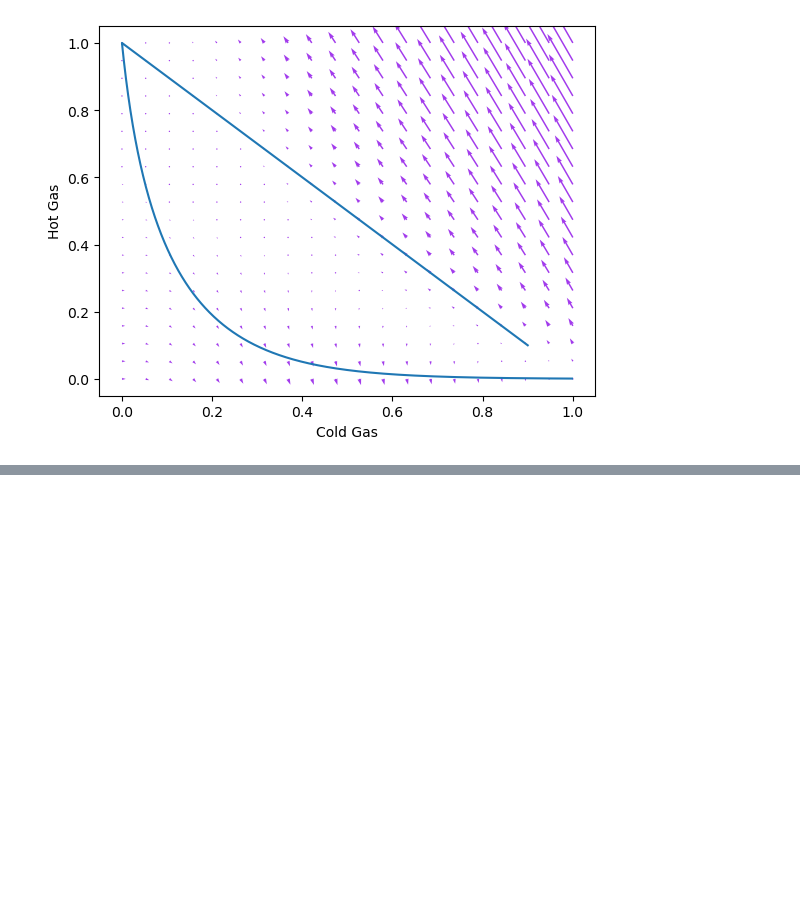
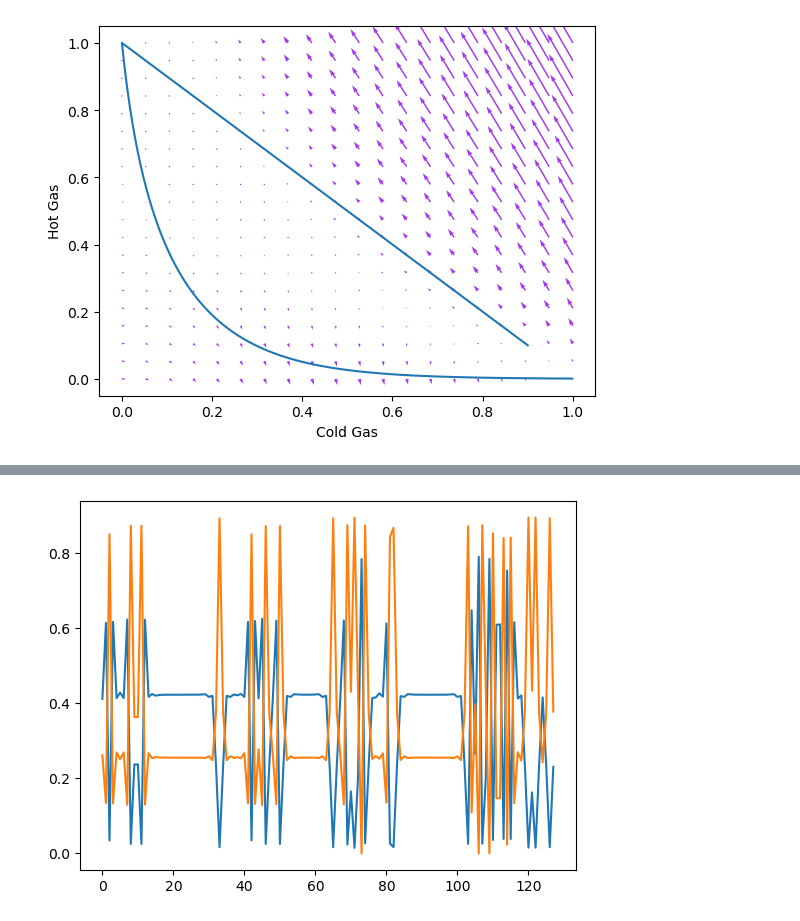
Before and after one commit to wayne0457/Nonlinear, a Jupyter notebook: bifurcation.ipynb, the cells around one changed output, grey strips where cells are left out. Drawn from its saved outputs; the diff is of its cells as text; code cells hidden in the pictures; blank space fills up the shorter version.

Commit message:
ChatGPT suggestion version, based on a root finding method, we effectively simulate the continue method

```diff
--- a/bifurcation.ipynb
+++ b/bifurcation.ipynb
@@ -245,3 +245,96 @@ plt.ylabel('Hot Gas')
 # %% [output]
 Text(0, 0.5, 'Hot Gas')
 [figure]
+# %%
+# ChatGPT solution
+'''
+1. Find stationary solution in co-moving frame
+0 = f(u) + c∂ξu + D∂ξ^2u,
+we may need to convert to fourier space and find the solution
+-> fft(f(u)) + icku_k - Dk^2u_k = 0
+(x, y) -> fft -> (X, Y)
+fft(f(X)) + ickX - Dk^2X = 0
+fft(f(Y)) + ickY - Dk^2X = 0
+
+jocobian... ??? it is not necessary :D
+
+2. Linearize the PDE around the traveling wave solution u0(ξ):
+Mw ≡ fu(u0(ξ))w + c∂ξw + D ∂ξ^2w = λw
+'''
+from scipy import optimize
+from random import random
+
+A = 0.3
+B = 3.5
+
+N = 128
+L = 3 * 2 * np.pi
+dx = L / N
+
+Y0 = np.ones(N) * 0.5
+X0 = np.ones(N) * 0.5
+
+Y0[int(N/3): int(N/2)] = 0.3
+
+
+for i in range(N):
+    Y0[i] = random()
+X0 = 1 -  Y0
+
+'''
+theta = np.linspace(0, 2 * np.pi, 128)
+Y0 = Y0 * np.sin(theta)
+X0 = X0 * np.cos(theta)
+'''
+'''Y0[int(N/2)] = 0.5
+Y0[int(N/2-1)] = 0.4
+Y0[int(N/2+1)] = 0.4
+Y0[int(N/2-2)] = 0.3
+Y0[int(N/2+2)] = 0.3
+Y0[int(N/2-3)] = 0.2
+Y0[int(N/2+3)] = 0.2'''
+
+
+fu = fft(np.array([[-B * Y0**2 - A, -2 * B * X0 * Y0 - A],
+               [Y0 + B * Y0**2, 1 - X0 + 2 * B * X0 * Y0]]))
+
+
+
+#c = np.linspace(0, 5, 99)
+c = 0.0
+k = np.fft.fftfreq(N, dx) * np.pi * 2
+D = 0.001
+
+
+def function(input):
+
+    X = input[:128]
+    Y = input[128:]
+
+
+    c1 = c * (np.roll(X, 1) + np.roll(X, -1)) / (2 * dx)
+    d1 = D * ((np.roll(X, 1) + np.roll(X, -1) - 2 * X)) / (dx**2)
+
+    c2 = c * (np.roll(Y, 1) + np.roll(Y, -1)) / (2 * dx)
+    d2 = D * (np.roll(Y, 1) + np.roll(Y, -1) - 2 * X) / (dx**2)
+
+    F1 = -B * X * Y**2 + A * (1 - X - Y) + c1 + d1
+    F2 = -Y * (1 - X - Y) + B * X * Y**2 + c2 + d2
+    #print(np.concatenate((F1, F2)))
+
+    return np.concatenate((F1, F2))
+
+guess =  np.concatenate((X0, Y0))
+
+
+result = optimize.least_squares(function, guess, bounds=(0, 1))#, method='hybr'
+
+X = result.x[:128]
+Y = result.x[128:]
+
+fu = fft(np.array([[-B * Y0**2 - A, -2 * B * X0 * Y0 - A],
+               [Y0 + B * Y0**2, 1 - X0 + 2 * B * X0 * Y0]]))
+
+plt.plot(X)
+plt.plot(Y)
+# %% [output]
@@ -247,0 +342 @@ Text(0, 0.5, 'Hot Gas')
+[figure, added]
```
Also changed, not shown: parts of 3 cells of this notebook.
